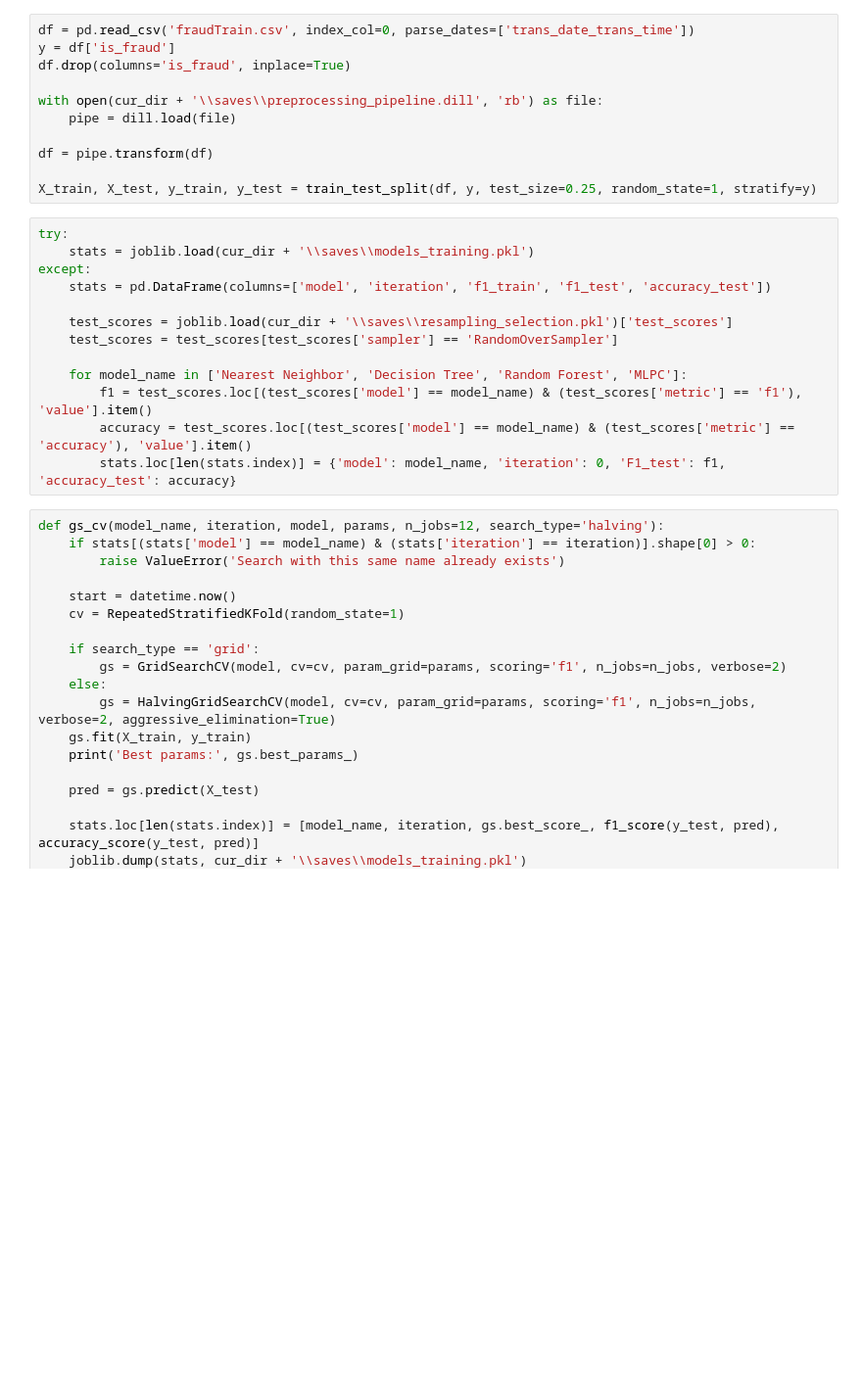
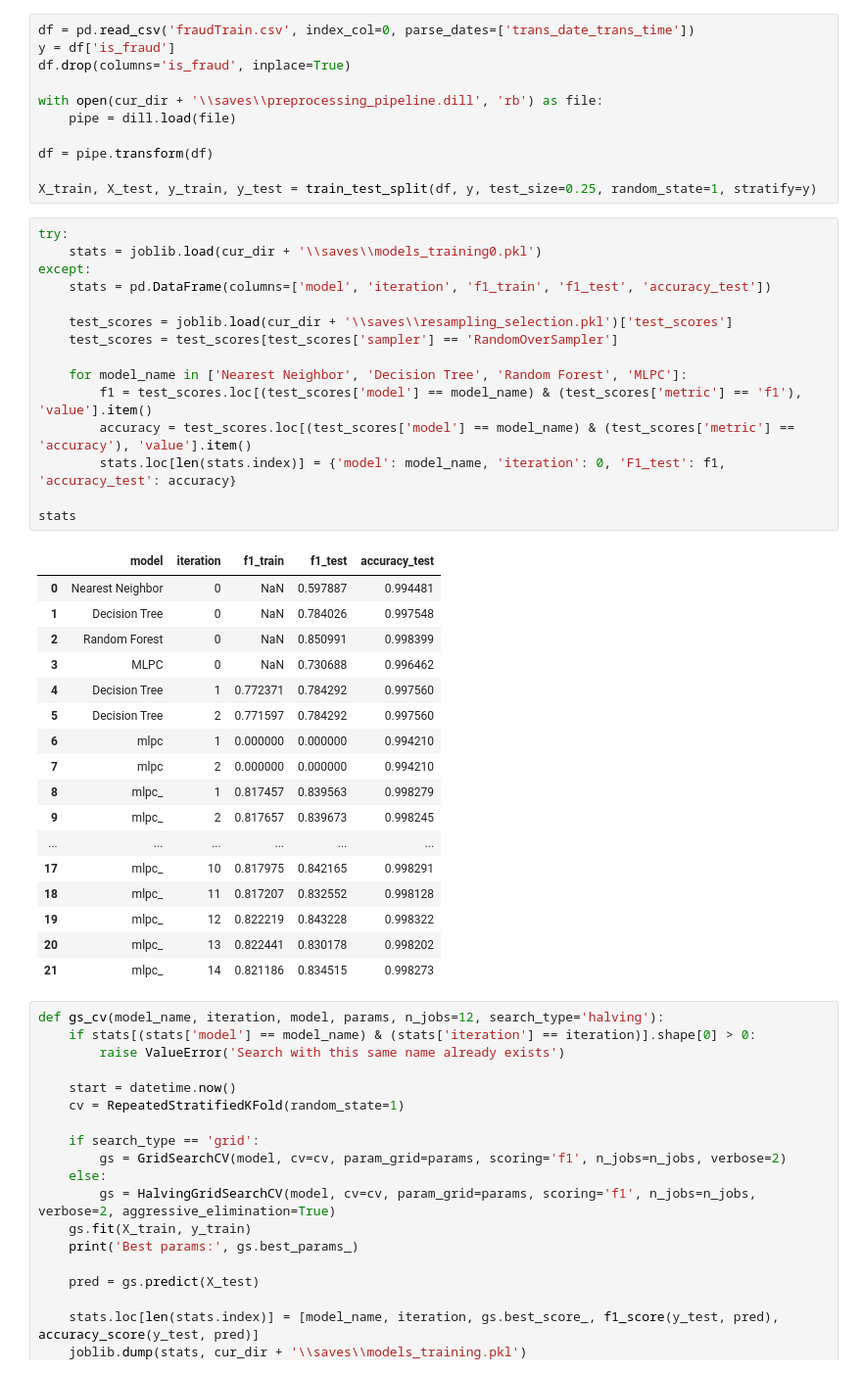
Before and after one commit to ArtemAntonov/Credit-Card-Transactions-Fraud-Detection, a Jupyter notebook: 3. Model training and testing.ipynb, the cells around one changed output. Shown at 98% size. Saved outputs shown, nothing was run; the diff lists cells and outputs as text; blank space fills up the shorter version.

```diff
--- a/3. Model training and testing.ipynb
+++ b/3. Model training and testing.ipynb
@@ -30,17 +30,37 @@ df = pipe.transform(df)
 X_train, X_test, y_train, y_test = train_test_split(df, y, test_size=0.25, random_state=1, stratify=y)
 # %%
 try:
-    stats = joblib.load(cur_dir + '\\saves\\models_training.pkl')
+    stats = joblib.load(cur_dir + '\\saves\\models_training0.pkl')
 except:
     stats = pd.DataFrame(columns=['model', 'iteration', 'f1_train', 'f1_test', 'accuracy_test'])
 
     test_scores = joblib.load(cur_dir + '\\saves\\resampling_selection.pkl')['test_scores']
     test_scores = test_scores[test_scores['sampler'] == 'RandomOverSampler']
 
     for model_name in ['Nearest Neighbor', 'Decision Tree', 'Random Forest', 'MLPC']:
         f1 = test_scores.loc[(test_scores['model'] == model_name) & (test_scores['metric'] == 'f1'), 'value'].item()
         accuracy = test_scores.loc[(test_scores['model'] == model_name) & (test_scores['metric'] == 'accuracy'), 'value'].item()
         stats.loc[len(stats.index)] = {'model': model_name, 'iteration': 0, 'F1_test': f1, 'accuracy_test': accuracy}
+
+stats
+# %% [output]
+|  | model | iteration | f1_train | f1_test | accuracy_test |
+| 0 | Nearest Neighbor | 0 | NaN | 0.597887 | 0.994481 |
+| 1 | Decision Tree | 0 | NaN | 0.784026 | 0.997548 |
+| 2 | Random Forest | 0 | NaN | 0.850991 | 0.998399 |
+| 3 | MLPC | 0 | NaN | 0.730688 | 0.996462 |
+| 4 | Decision Tree | 1 | 0.772371 | 0.784292 | 0.997560 |
+| 5 | Decision Tree | 2 | 0.771597 | 0.784292 | 0.997560 |
+| 6 | mlpc | 1 | 0.000000 | 0.000000 | 0.994210 |
+| 7 | mlpc | 2 | 0.000000 | 0.000000 | 0.994210 |
+| 8 | mlpc_ | 1 | 0.817457 | 0.839563 | 0.998279 |
+| 9 | mlpc_ | 2 | 0.817657 | 0.839673 | 0.998245 |
+| ... | ... | ... | ... | ... | ... |
+| 17 | mlpc_ | 10 | 0.817975 | 0.842165 | 0.998291 |
+| 18 | mlpc_ | 11 | 0.817207 | 0.832552 | 0.998128 |
+| 19 | mlpc_ | 12 | 0.822219 | 0.843228 | 0.998322 |
+| 20 | mlpc_ | 13 | 0.822441 | 0.830178 | 0.998202 |
+| 21 | mlpc_ | 14 | 0.821186 | 0.834515 | 0.998273 |
 # %%
 def gs_cv(model_name, iteration, model, params, n_jobs=12, search_type='halving'):
     if stats[(stats['model'] == model_name) & (stats['iteration'] == iteration)].shape[0] > 0:
```
Also changed, not shown: parts of 14 cells of this notebook, 5 other files.
